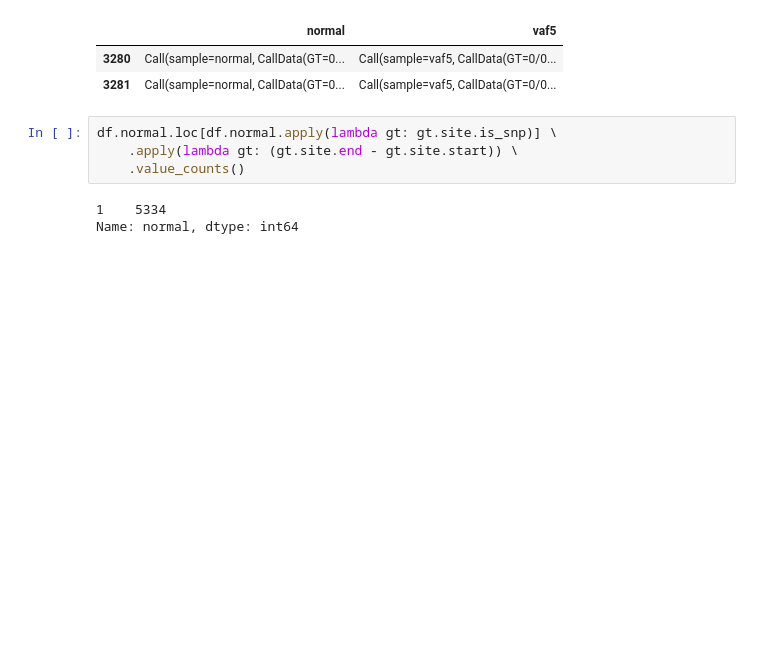
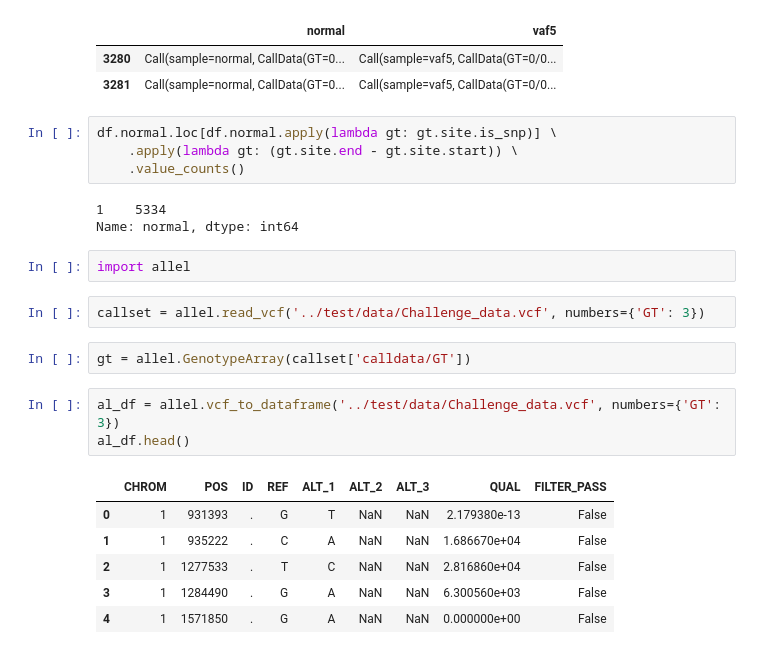
Before and after one commit to p7k/tempus, a Jupyter notebook: nb/vcfstats.ipynb, the cells around one changed output. Drawn from its saved outputs; the diff is of its cells as text; blank space fills up the shorter version.

```diff
--- a/nb/vcfstats.ipynb
+++ b/nb/vcfstats.ipynb
@@ -107,3 +323,19 @@ df.normal.loc[df.normal.apply(lambda gt: gt.site.is_snp)] \
 # %% [output]
 1    5334
 Name: normal, dtype: int64
+# %%
+import allel
+# %%
+callset = allel.read_vcf('../test/data/Challenge_data.vcf', numbers={'GT': 3})
+# %%
+gt = allel.GenotypeArray(callset['calldata/GT'])
+# %%
+al_df = allel.vcf_to_dataframe('../test/data/Challenge_data.vcf', numbers={'GT': 3})
+al_df.head()
+# %% [output]
+|  | CHROM | POS | ID | REF | ALT_1 | ALT_2 | ALT_3 | QUAL | FILTER_PASS |
+| 0 | 1 | 931393 | . | G | T | NaN | NaN | 2.179380e-13 | False |
+| 1 | 1 | 935222 | . | C | A | NaN | NaN | 1.686670e+04 | False |
+| 2 | 1 | 1277533 | . | T | C | NaN | NaN | 2.816860e+04 | False |
+| 3 | 1 | 1284490 | . | G | A | NaN | NaN | 6.300560e+03 | False |
+| 4 | 1 | 1571850 | . | G | A | NaN | NaN | 0.000000e+00 | False |
```
Also changed, not shown: parts of 45 cells of this notebook, 14 other files.
